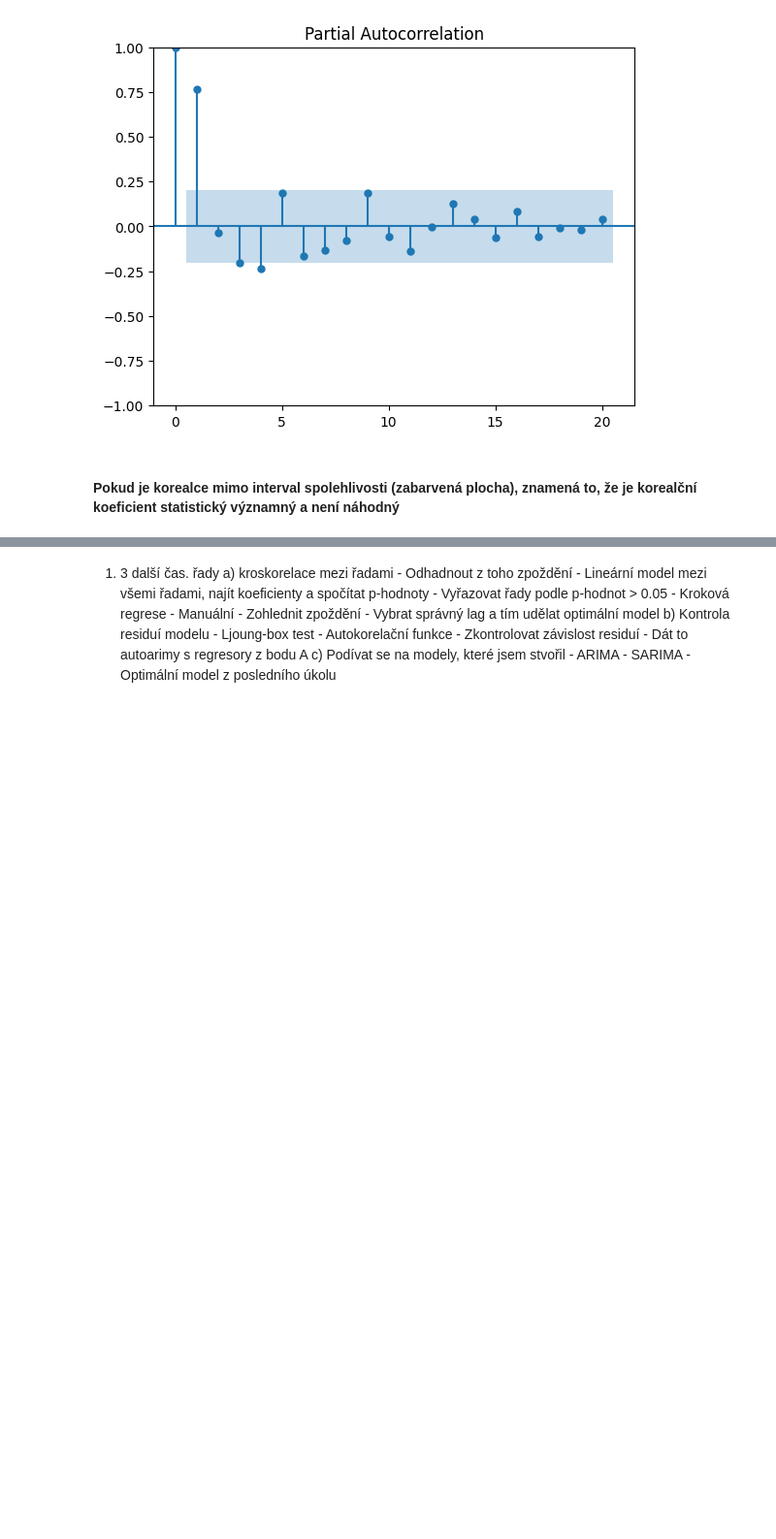
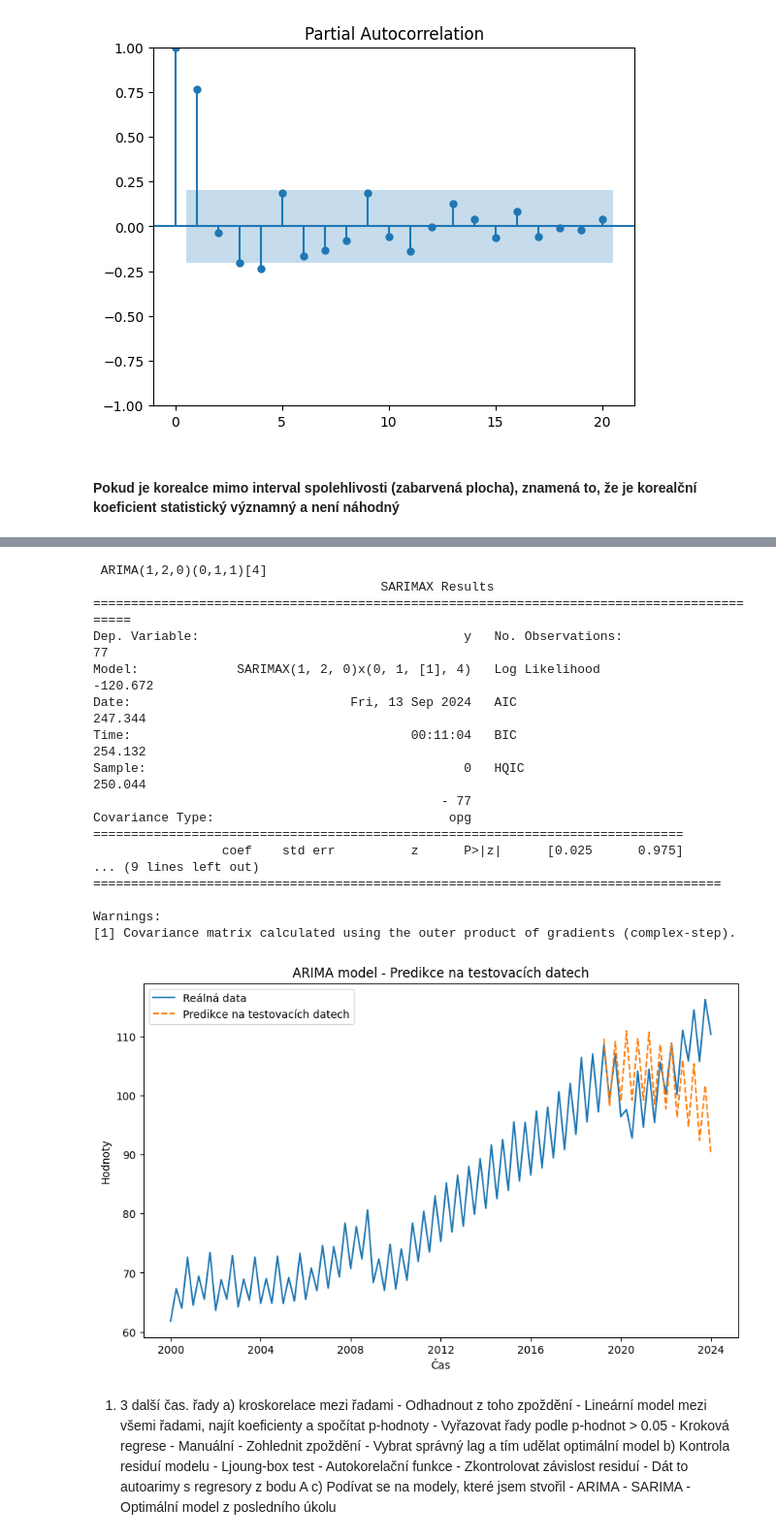
Before and after one commit to ulricht01/CAS, a Jupyter notebook: semestralni_prace_remake.ipynb, the cells around one changed output, grey strips where cells are left out. Shown at 97% size. Saved outputs shown, nothing was run; the diff lists cells and outputs as text; code cells hidden in the pictures; blank space fills up the shorter version.

```diff
--- a/semestralni_prace_remake.ipynb
+++ b/semestralni_prace_remake.ipynb
@@ -564,3 +529,56 @@ Warnings:
+# %%
+import matplotlib.pyplot as plt
+from pmdarima import auto_arima
+from sklearn.model_selection import train_test_split
+
+# Předpokládám, že máš data 'x' a 'y' - například časovou řadu 'y'
+# Rozdělení na trénovací a testovací sadu (80% trénovací, 20% testovací)
+train_size = int(0.8 * len(y))
+y_train, y_test = y[:train_size], y[train_size:]
+
+# Vytvoření ARIMA modelu na trénovacích datech
+model = auto_arima(y_train, d=2, m=4)
+print(model)
+
+# Shrnutí modelu
+print(model.summary())
+
+# Predikce na testovací sadě
+n_periods = len(y_test)
+forecast = model.predict(n_periods=n_periods)
+
+# Vytvoření časové osy pro trénovací a testovací data
+x_train = x[:train_size]
+x_test = x[train_size:]
+
+# Vizualizace reálných dat a predikce
+plt.figure(figsize=(10, 6))
+plt.plot(x, y, label='Reálná data')  # Původní data
+plt.plot(x_test, forecast, label='Predikce na testovacích datech', linestyle='--')  # Predikce
+plt.xlabel('Čas')
+plt.ylabel('Hodnoty')
+plt.legend()
+plt.title('ARIMA model - Predikce na testovacích datech')
+plt.show()
+# %% [output]
+ ARIMA(1,2,0)(0,1,1)[4]
+                                      SARIMAX Results
+===========================================================================================
+Dep. Variable:                                   y   No. Observations:                   77
+Model:             SARIMAX(1, 2, 0)x(0, 1, [1], 4)   Log Likelihood                -120.672
+Date:                             Fri, 13 Sep 2024   AIC                            247.344
+Time:                                     00:11:04   BIC                            254.132
+Sample:                                          0   HQIC                           250.044
+                                              - 77
+Covariance Type:                               opg
+==============================================================================
+                 coef    std err          z      P>|z|      [0.025      0.975]
+... (9 lines left out)
+===================================================================================
+
+Warnings:
+[1] Covariance matrix calculated using the outer product of gradients (complex-step).
+[figure, added]
 # %% [markdown]
 1) 3 další čas. řady
     a) kroskorelace mezi řadami
```
Also changed, not shown: parts of 2 cells of this notebook.
